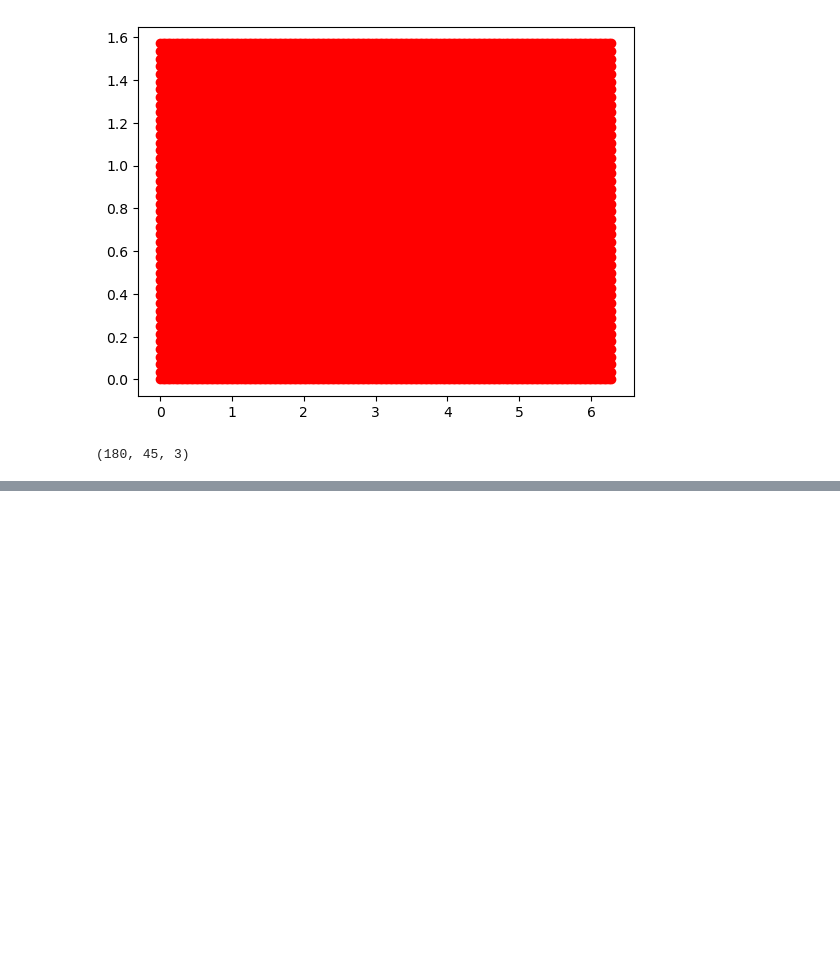
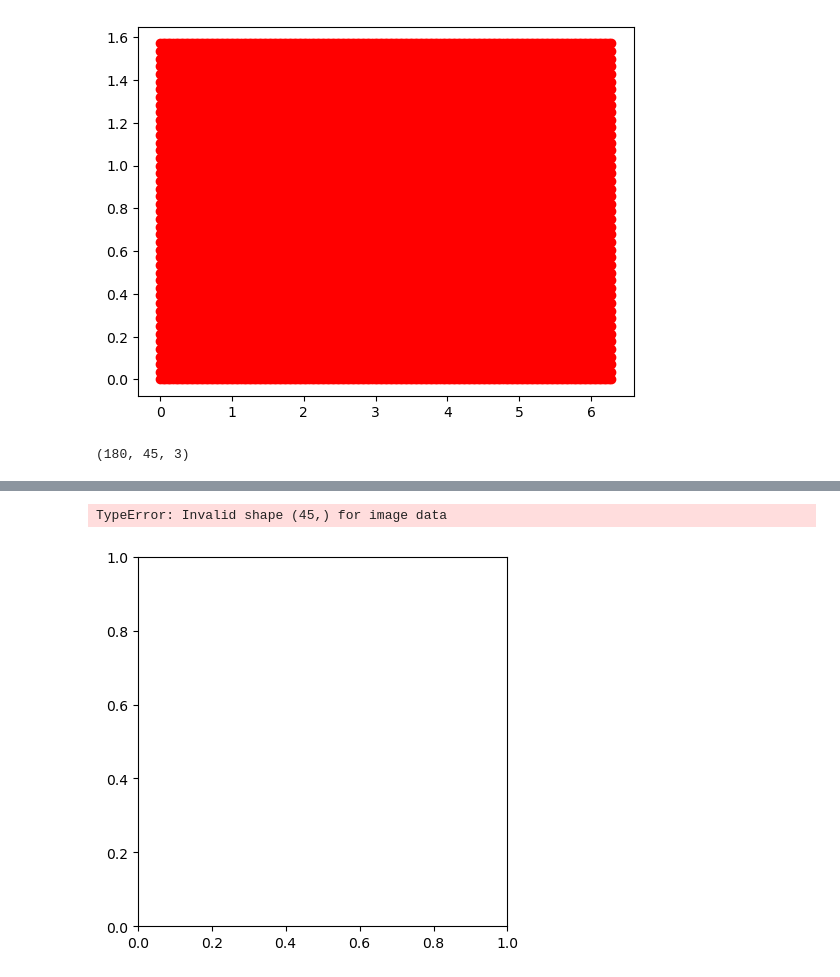
Before and after one commit to Generative-Systems-Sciences/Enschede_3dWorkbench, a Jupyter notebook: Notebook/Sky-view Factor.ipynb, the cells around one changed output, grey strips where cells are left out. Drawn from its saved outputs; the diff is of its cells as text; code cells hidden in the pictures; blank space fills up the shorter version.

```diff
--- a/Notebook/Sky-view Factor.ipynb
+++ b/Notebook/Sky-view Factor.ipynb
@@ -116,12 +149,0 @@ hitLocations.shape,indexRay.shape
-# %%
-ray_visualize = tm.load_path(np.hstack((rayOrigins,rayOrigins+ rayDirections*5.0)).reshape(-1, 2, 3))
-# unmerge so viewer doesn't smooth
-mesh.unmerge_vertices()
-# make mesh white- ish
-mesh.visual.face_colors = [255,255,255,255]
-mesh.visual.face_colors[indexTriangle] = [255, 0, 0, 255]
-
-# create a visualization scene with rays, hits, and mesh
-scene = tm.Scene([mesh,
-                       ray_visualize])
-scene.show()
@@ -129,0 +228,6 @@ scene.show()
+# %%
+# Visualize the hit distance (depth)
+plt.imshow(ans['t_hit'].numpy())
+# %% [output]
+TypeError: Invalid shape (45,) for image data
+[figure, added]
```
Also changed, not shown: parts of 21 cells of this notebook, 2 other files.
